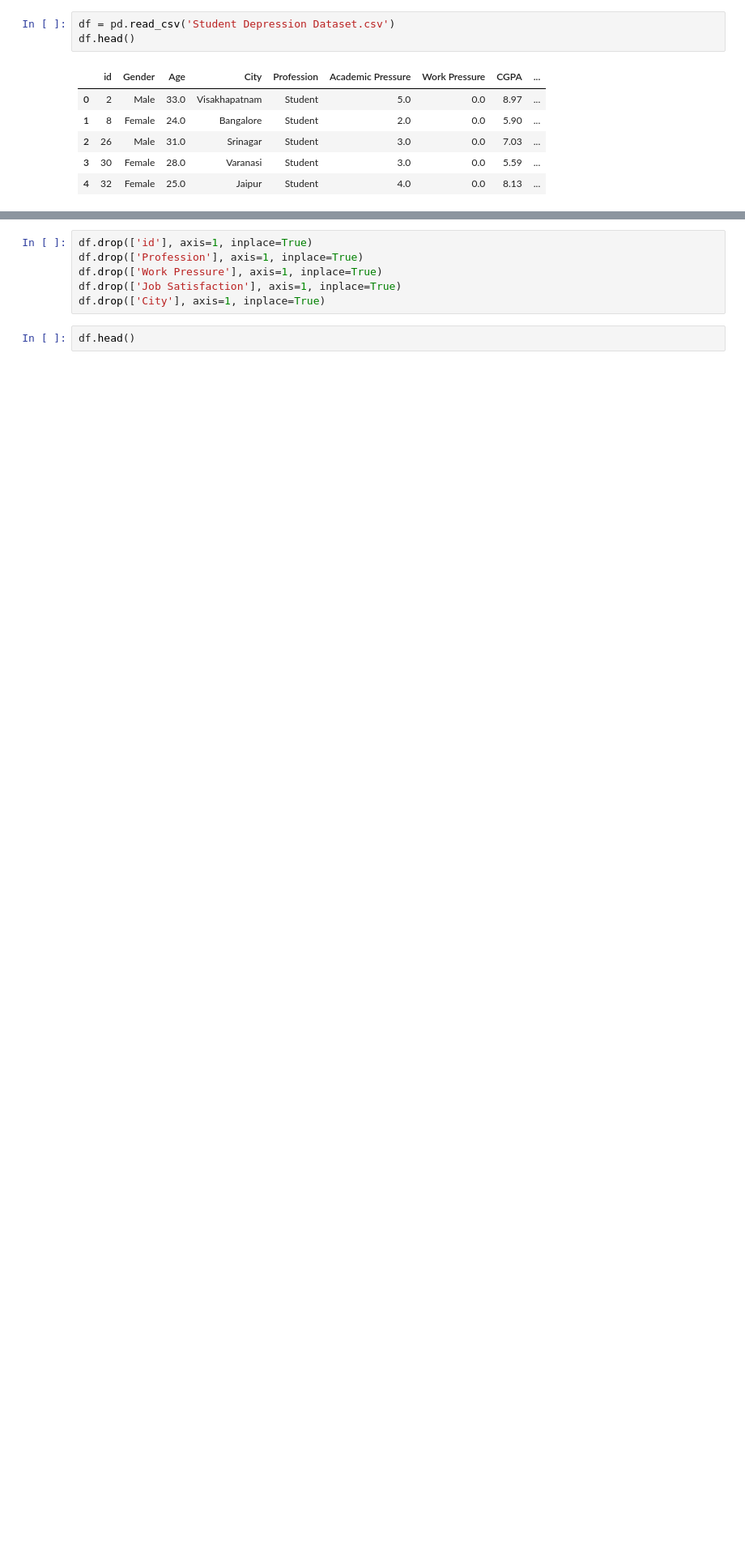
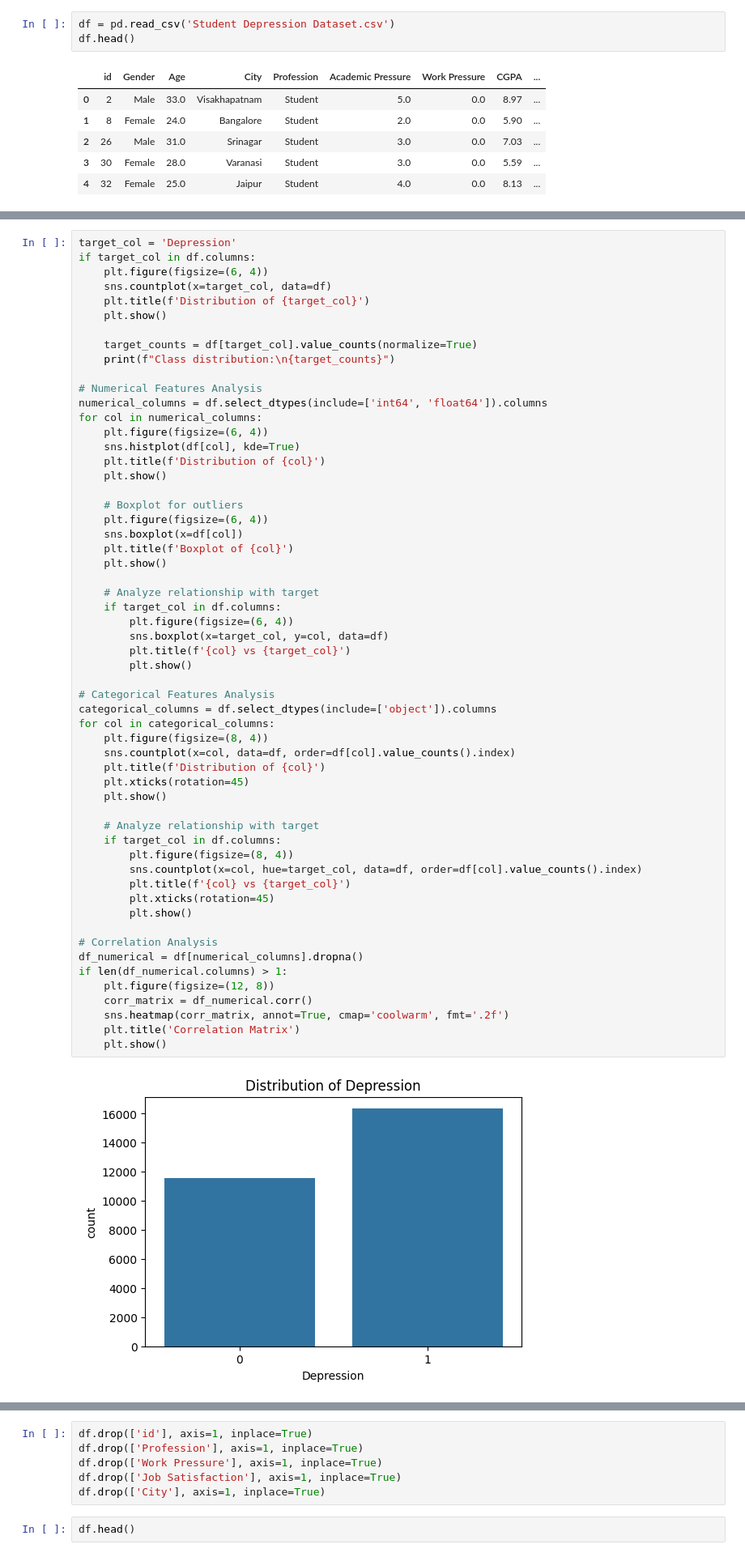
Before and after one commit to elisabettachisso/mlops-group-project, a Jupyter notebook: notebooks/data-preprocessing.ipynb, the cells around one changed output, grey strips where cells are left out. Shown at 81% size. Saved outputs shown, nothing was run; the diff lists cells and outputs as text; blank space fills up the shorter version.

```diff
--- a/notebooks/data-preprocessing.ipynb
+++ b/notebooks/data-preprocessing.ipynb
@@ -29,0 +57,59 @@ df.head()
+# %%
+target_col = 'Depression'
+if target_col in df.columns:
+    plt.figure(figsize=(6, 4))
+    sns.countplot(x=target_col, data=df)
+    plt.title(f'Distribution of {target_col}')
+    plt.show()
+
+    target_counts = df[target_col].value_counts(normalize=True)
+    print(f"Class distribution:\n{target_counts}")
+
+# Numerical Features Analysis
+numerical_columns = df.select_dtypes(include=['int64', 'float64']).columns
+for col in numerical_columns:
+    plt.figure(figsize=(6, 4))
+    sns.histplot(df[col], kde=True)
+    plt.title(f'Distribution of {col}')
+    plt.show()
+
+    # Boxplot for outliers
+    plt.figure(figsize=(6, 4))
+    sns.boxplot(x=df[col])
+    plt.title(f'Boxplot of {col}')
+    plt.show()
+
+    # Analyze relationship with target
+    if target_col in df.columns:
+        plt.figure(figsize=(6, 4))
+        sns.boxplot(x=target_col, y=col, data=df)
+        plt.title(f'{col} vs {target_col}')
+        plt.show()
+
+# Categorical Features Analysis
+categorical_columns = df.select_dtypes(include=['object']).columns
+for col in categorical_columns:
+    plt.figure(figsize=(8, 4))
+    sns.countplot(x=col, data=df, order=df[col].value_counts().index)
+    plt.title(f'Distribution of {col}')
+    plt.xticks(rotation=45)
+    plt.show()
+
+    # Analyze relationship with target
+    if target_col in df.columns:
+        plt.figure(figsize=(8, 4))
+        sns.countplot(x=col, hue=target_col, data=df, order=df[col].value_counts().index)
+        plt.title(f'{col} vs {target_col}')
+        plt.xticks(rotation=45)
+        plt.show()
+
+# Correlation Analysis
+df_numerical = df[numerical_columns].dropna()
+if len(df_numerical.columns) > 1:
+    plt.figure(figsize=(12, 8))
+    corr_matrix = df_numerical.corr()
+    sns.heatmap(corr_matrix, annot=True, cmap='coolwarm', fmt='.2f')
+    plt.title('Correlation Matrix')
+    plt.show()
+# %% [output]
+[figure, added]
```
Also changed, not shown: parts of 21 cells of this notebook, 2 other files.
